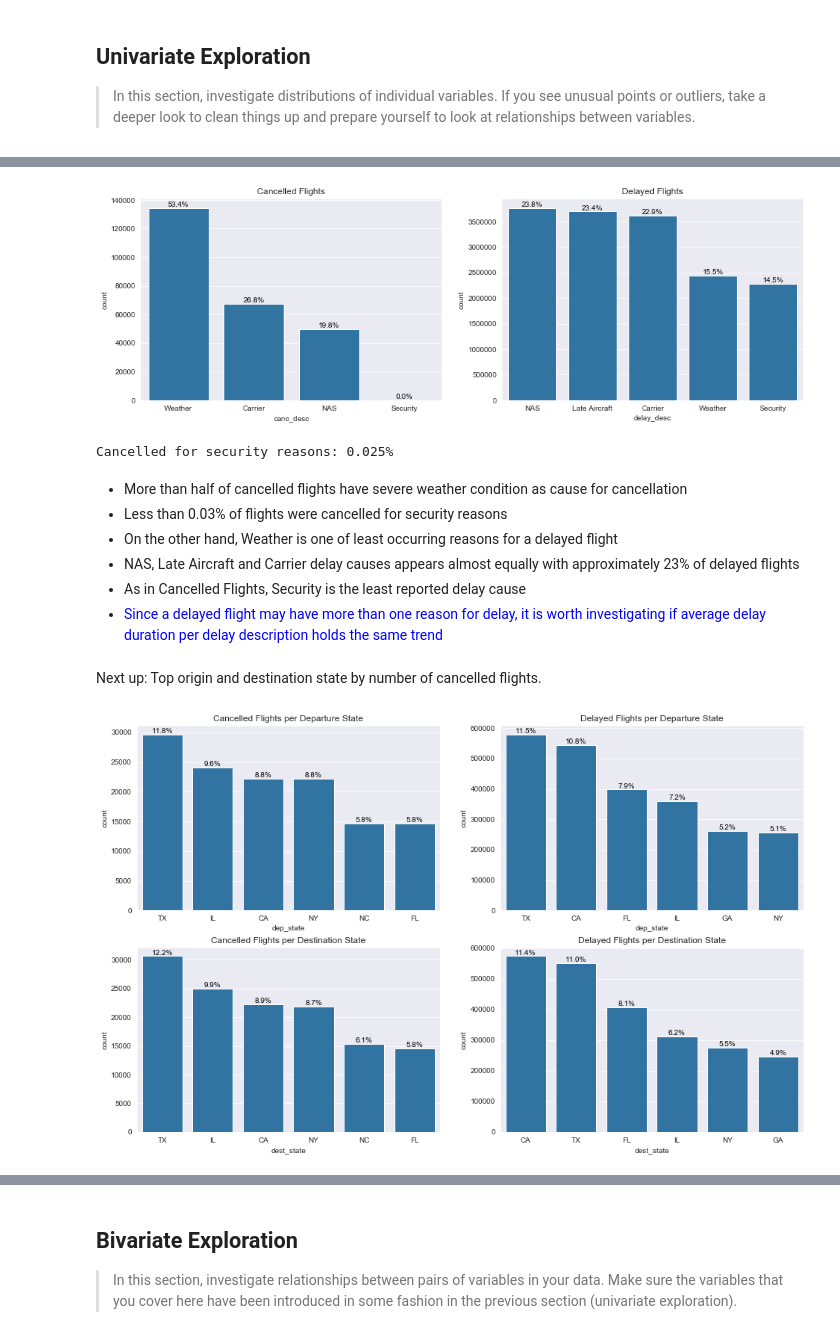
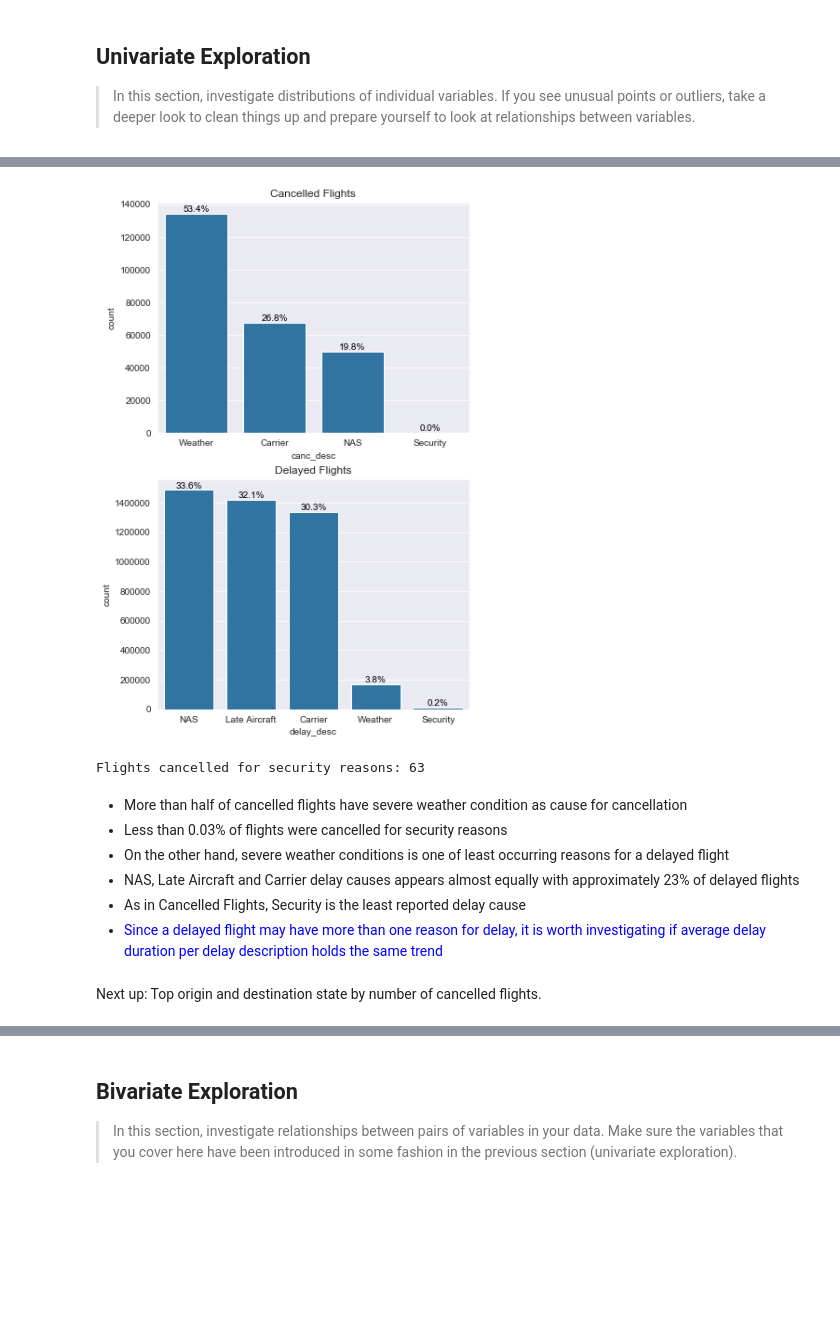
Before and after one commit to thaysmartinez/flights-data-exploration, a Jupyter notebook: exploration_template.ipynb, the cells around one changed output, grey strips where cells are left out. Drawn from its saved outputs; the diff is of its cells as text; code cells hidden in the pictures; blank space fills up the shorter version.

```diff
--- a/exploration_template.ipynb
+++ b/exploration_template.ipynb
@@ -42,8 +42,7 @@ memory usage: 1.1+ GB
 None
 # %%
 # Convert to category
-columns = ['year', 'month', 'weekday', 'canc_desc']
-
+columns = ['year', 'month', 'weekday', 'canc_desc', 'diverted']
 convert_cat = lambda x: x.astype('category') if x.name in columns else x
 
 df_flights = df_flights.apply(convert_cat)
@@ -150,12 +142,10 @@ df_cancel = df_flights.query('fl_type == "Cancelled"').reset_index(drop=True)
 df_delay = df_flights.query('fl_type == "Delayed"').reset_index(drop=True)
 # %%
 # Breakdown datetime objects
+variables = ['crs_dep_time', 'crs_arr_time']
 
-cols_canc = ['crs_dep_time', 'crs_arr_time']
-cols_delay = ['crs_dep_time', 'crs_arr_time', 'dep_time', 'arr_time']
-
-canc_hour = lambda x: x.astype(str).str[:2] if x.name in cols_canc else x
-delay_hour = lambda x: x.astype(str).str[:2] if x.name in cols_delay else x
+canc_hour = lambda x: x.astype(str).str[:2] if x.name in variables else x
+delay_hour = lambda x: x.astype(str).str[:2] if x.name in variables else x
 
 df_cancel = df_cancel.apply(canc_hour)
 df_delay = df_delay.apply(delay_hour)
@@ -171,11 +171,13 @@ df_delay.head()
 # %%
-id_vars = ['date', 'year', 'month', 'weekday', 'dep_airport', 'dep_city',
-           'dep_state', 'dest_airport', 'dest_city', 'dest_state', 'crs_dep_time',
-           'dep_time', 'dep_delay', 'taxi_out', 'wheels_off', 'wheels_on',
-           'taxi_in', 'crs_arr_time', 'arr_time', 'arr_delay', 'fl_type',
-           'canc_desc', 'diverted', 'crs_elapsed_time', 'elapsed_time', 'air_time',
-           'distance']
+id_vars = ['year', 'month', 'weekday', 'dep_airport', 'dep_state',
+            'dest_airport', 'dest_state', 'crs_dep_time', 'dep_delay',
+           'taxi_out', 'taxi_in', 'crs_arr_time', 'arr_delay', 'fl_type',
+           'canc_desc', 'diverted', 'crs_elapsed_time', 'air_time']
 
 value_vars = ['Carrier', 'Weather', 'NAS', 'Security', 'Late Aircraft']
 
-data = pd.melt(df_delay, id_vars=id_vars, value_vars=value_vars, var_name='delay_desc', value_name='delay_dur')
+melt_delay = pd.melt(df_delay, id_vars=id_vars, value_vars=value_vars,
+                     var_name='delay_desc', value_name='delay_dur')
+
+index_names = melt_delay[melt_delay['delay_dur'] == 0].index
+melt_delay.drop(index_names, inplace=True)
@@ -185,63 +184,31 @@ data.drop(index_names, inplace=True)
 # %%
-plt.figure(figsize=[16, 5])
+plt.figure(figsize=[6, 10])
 
-plt.subplot(1, 2, 1)
+plt.subplot(2, 1, 1)
 col_order = df_cancel.canc_desc.value_counts().index
 sb.countplot(data=df_cancel, x='canc_desc', color=base_color, order=col_order)
 chart_props(df_cancel, 'canc_desc')
 plt.title('Cancelled Flights')
 
-plt.subplot(1, 2, 2)
-col_order = data.delay_desc.value_counts().index
-sb.countplot(data=data, x='delay_desc', color=base_color, order=col_order)
-chart_props(data, 'delay_desc')
+plt.subplot(2, 1, 2)
+col_order = melt_delay.delay_desc.value_counts().index
+sb.countplot(data=melt_delay, x='delay_desc', color=base_color, order=col_order)
+chart_props(melt_delay, 'delay_desc')
 plt.title('Delayed Flights');
 # %% [output]
-[figure, old version]
+[figure, new version]
 # %%
 nb_security = df_cancel.query('canc_desc == "Security"').fl_type.count()
-nb_cancelled = df_cancel.shape[0]
-perc_cancel = round((nb_security/nb_cancelled)*100, 3)
 
-print('Cancelled for security reasons: {}%'.format(perc_cancel))
+print('Flights cancelled for security reasons: {}'.format(nb_security))
 # %% [output]
-Cancelled for security reasons: 0.025%
+Flights cancelled for security reasons: 63
 # %% [markdown]
 - More than half of cancelled flights have severe weather condition as cause for cancellation
 - Less than 0.03% of flights were cancelled for security reasons
-- On the other hand, Weather is one of least occurring reasons for a delayed flight
+- On the other hand, severe weather conditions is one of least occurring reasons for a delayed flight
 - NAS, Late Aircraft and Carrier delay causes appears almost equally with approximately 23% of delayed flights
 - As in Cancelled Flights, Security is the least reported delay cause
 - <font color='blue'>Since a delayed flight may have more than one reason for delay, it is worth investigating if average delay duration per delay description holds the same trend</font>
 # %% [markdown]
 Next up: Top origin and destination state by number of cancelled flights.
-# %%
-plt.figure(figsize = [16, 10]) # larger figure size for subplots
-
-origin_canc = df_cancel.dep_state.value_counts().index[:6]
-dest_canc = df_cancel.dest_state.value_counts().index[:6]
-
-origin_delay = df_delay.dep_state.value_counts().index[:6]
-dest_delay = df_delay.dest_state.value_counts().index[:6]
-
-plt.subplot(2, 2, 1) # 2 rows, 1 col, subplot 1
-sb.countplot(data = df_cancel, x = 'dep_state', color=base_color, order=origin_canc)
-chart_props(df_cancel, 'dep_state')
-plt.title('Cancelled Flights per Departure State')
-
-plt.subplot(2, 2, 2) # 2 rows, 1 col, subplot 1
-sb.countplot(data = df_delay, x = 'dep_state', color=base_color, order=origin_delay)
-chart_props(df_delay, 'dep_state')
-plt.title('Delayed Flights per Departure State')
-
-plt.subplot(2, 2, 3) # 2 rows, 1 col, subplot 2
-sb.countplot(data = df_cancel, x = 'dest_state', color=base_color, order=dest_canc)
-chart_props(df_cancel, 'dest_state')
-plt.title('Cancelled Flights per Destination State')
-
-plt.subplot(2, 2, 4) # 2 rows, 1 col, subplot 1
-sb.countplot(data = df_delay, x = 'dest_state', color=base_color, order=dest_delay)
-chart_props(df_delay, 'dest_state')
-plt.title('Delayed Flights per Destination State');
-# %% [output]
-[figure, removed]
```
Also changed, not shown: parts of 47 cells of this notebook.
